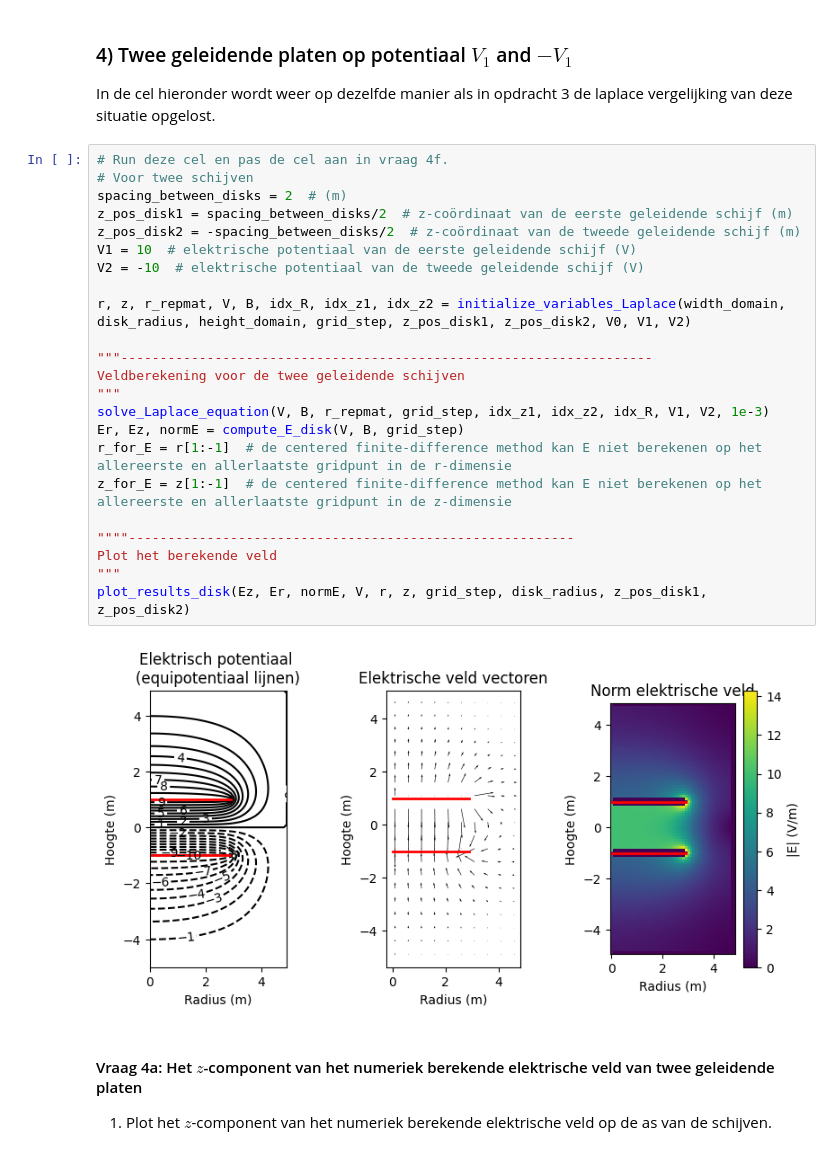
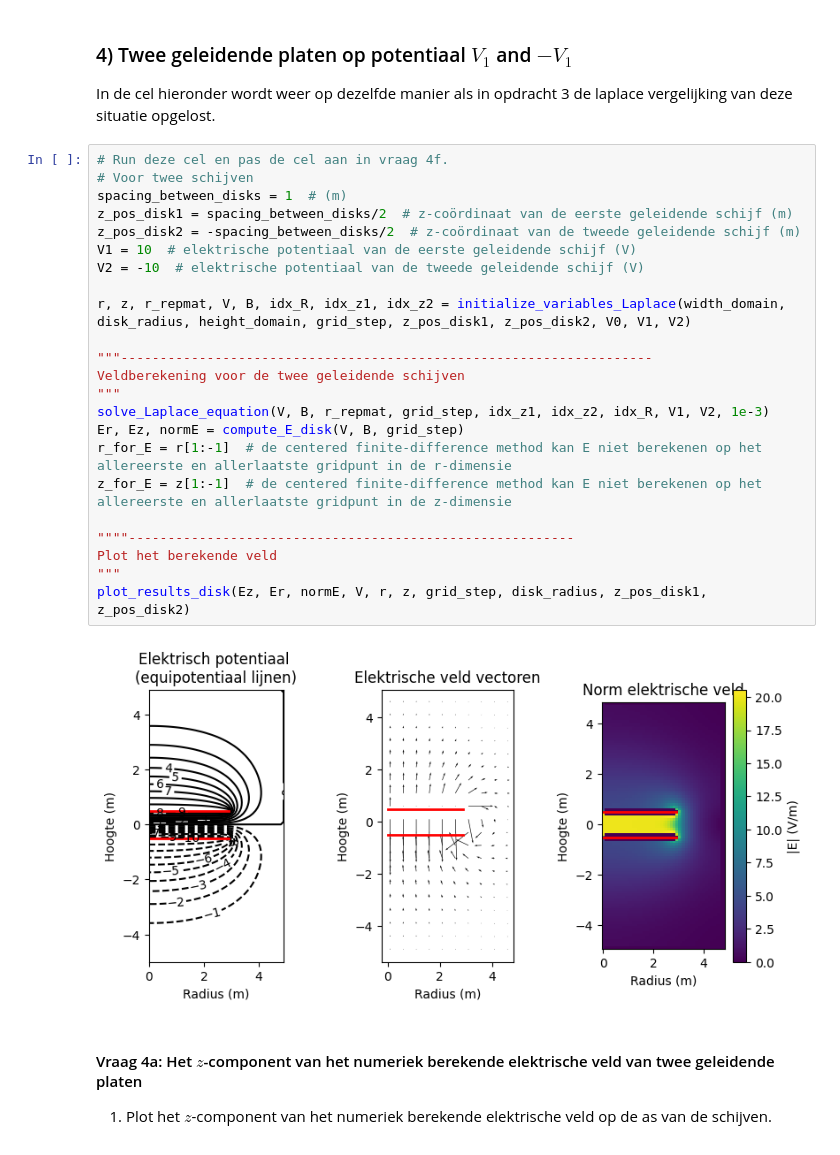
Before and after one commit to VictorScholten/opdrachten-DEF-D-VictorScholten, a Jupyter notebook: DigitaleOntwerpopdrachten/1CondensatorOpdracht/CondensatorOntwerpopdracht.ipynb, the cells around one changed output. Drawn from its saved outputs; the diff is of its cells as text.

```diff
--- a/DigitaleOntwerpopdrachten/1CondensatorOpdracht/CondensatorOntwerpopdracht.ipynb
+++ b/DigitaleOntwerpopdrachten/1CondensatorOpdracht/CondensatorOntwerpopdracht.ipynb
@@ -590,28 +561,28 @@ In de cel hieronder wordt weer op dezelfde manier als in opdracht 3 de laplace v
 # %%
 # Run deze cel en pas de cel aan in vraag 4f.
 # Voor twee schijven
-spacing_between_disks = 2  # (m)
+spacing_between_disks = 1  # (m)
 z_pos_disk1 = spacing_between_disks/2  # z-coördinaat van de eerste geleidende schijf (m)
 z_pos_disk2 = -spacing_between_disks/2  # z-coördinaat van de tweede geleidende schijf (m)
 V1 = 10  # elektrische potentiaal van de eerste geleidende schijf (V)
 V2 = -10  # elektrische potentiaal van de tweede geleidende schijf (V)
 
 r, z, r_repmat, V, B, idx_R, idx_z1, idx_z2 = initialize_variables_Laplace(width_domain, disk_radius, height_domain, grid_step, z_pos_disk1, z_pos_disk2, V0, V1, V2)
 
 """--------------------------------------------------------------------
 Veldberekening voor de twee geleidende schijven
 """
 solve_Laplace_equation(V, B, r_repmat, grid_step, idx_z1, idx_z2, idx_R, V1, V2, 1e-3)
 Er, Ez, normE = compute_E_disk(V, B, grid_step)
 r_for_E = r[1:-1]  # de centered finite-difference method kan E niet berekenen op het allereerste en allerlaatste gridpunt in de r-dimensie
 z_for_E = z[1:-1]  # de centered finite-difference method kan E niet berekenen op het allereerste en allerlaatste gridpunt in de z-dimensie
 
 """"---------------------------------------------------------
 Plot het berekende veld
 """
 plot_results_disk(Ez, Er, normE, V, r, z, grid_step, disk_radius, z_pos_disk1, z_pos_disk2)
 # %% [output]
-[figure, old version]
+[figure, new version]
 # %% [markdown]
 #### Vraag 4a: Het $z$-component van het numeriek berekende elektrische veld van twee geleidende platen
 
```
Also changed, not shown: parts of 16 cells of this notebook.
